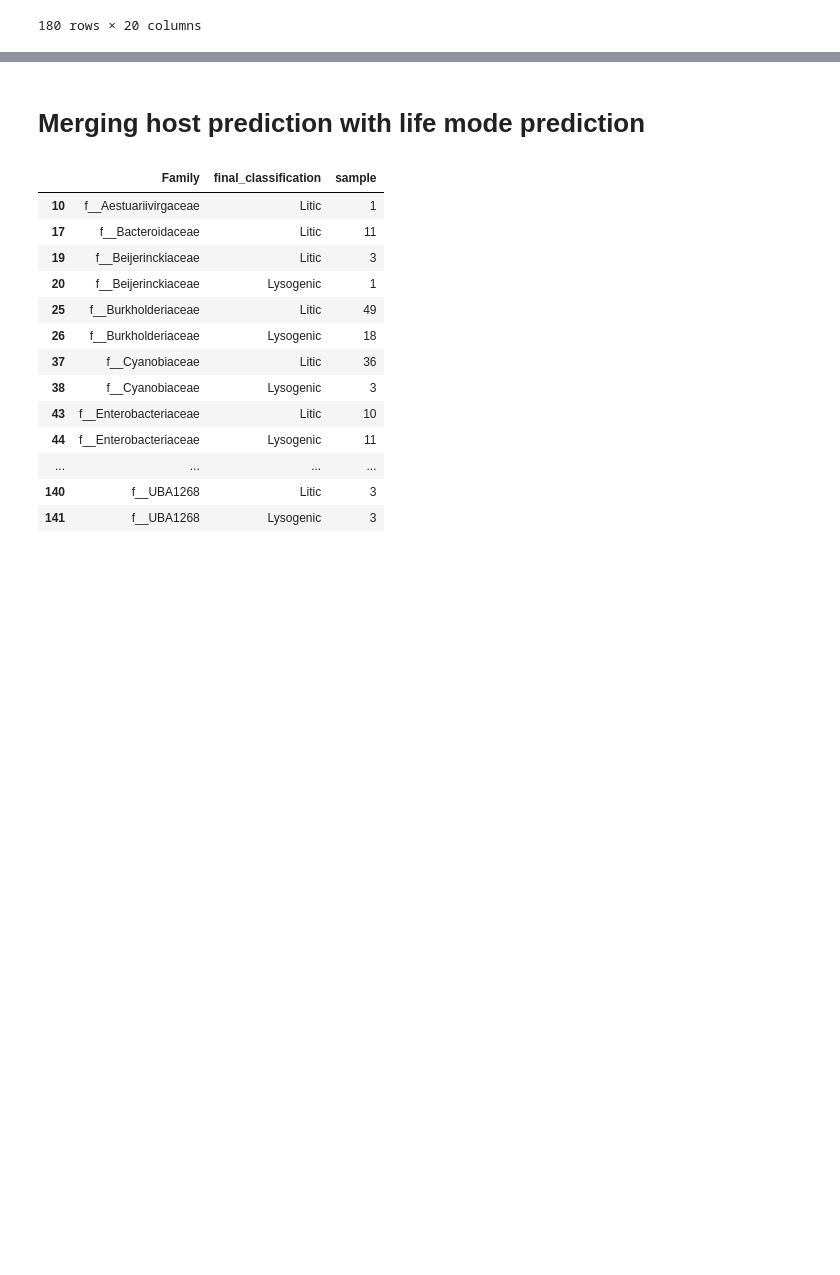
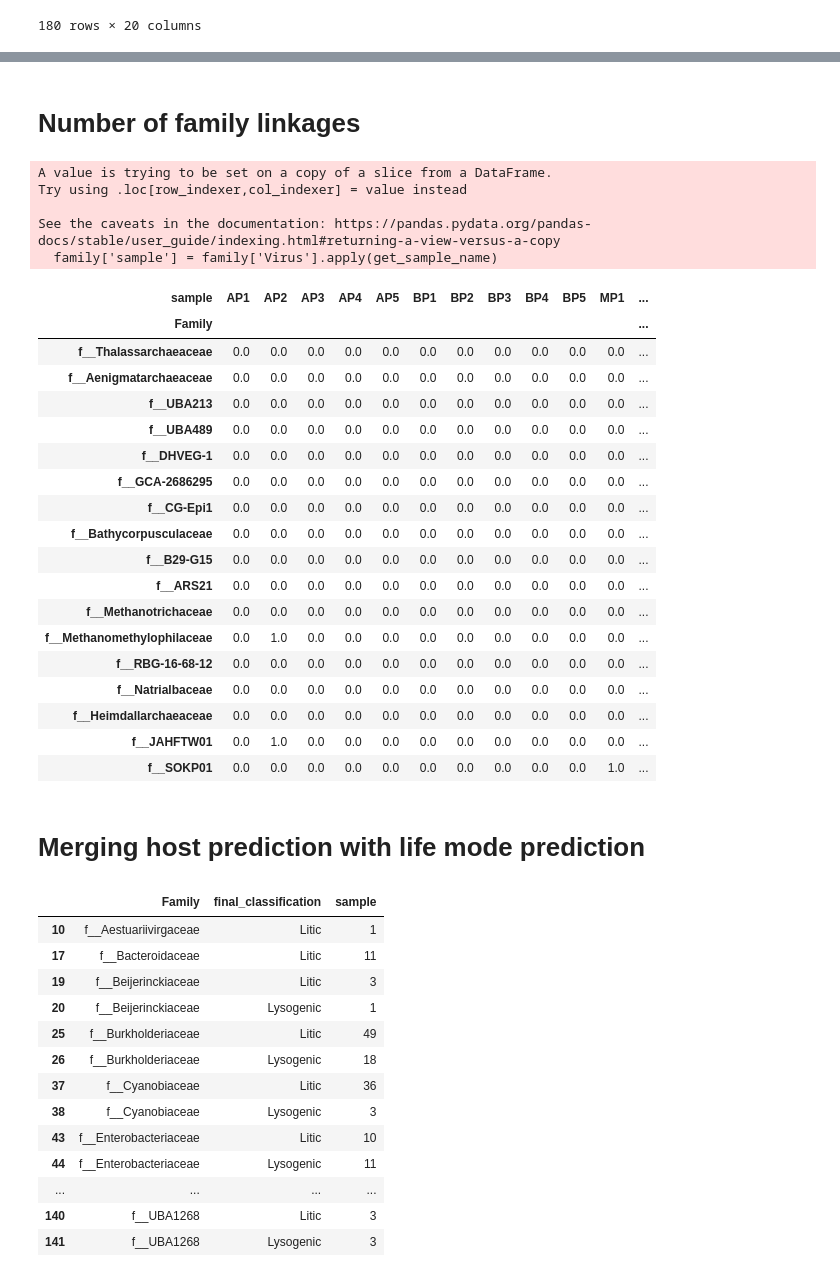
Before and after one commit to TMDavi/Amazon_virome, a Jupyter notebook: data_analysis/05_host_prediction/iphop_results_processing.ipynb, the cells around one changed output, grey strips where cells are left out. Cells and saved outputs as stored; diff of their text form; code cells hidden in the pictures; blank space fills up the shorter version.

Commit message:
Iphop analysis update

```diff
--- a/data_analysis/05_host_prediction/iphop_results_processing.ipynb
+++ b/data_analysis/05_host_prediction/iphop_results_processing.ipynb
@@ -262,0 +264,10 @@ dtype: float64
+# %%
+iphop_df_arch = iphop_df[iphop_df['Domain'] == 'd__Archaea']
+virus_arch_phylum = iphop_df_arch['Phylum'].unique().tolist()
+virus_arch_families = iphop_df_arch['Family'].unique().tolist()
+
+print(f'Phylumns: {iphop_df_arch['Phylum'].unique()}, {len(iphop_df_arch['Phylum'].unique())}')
+print(f'Classes: {iphop_df_arch['Class'].unique()}, {len(iphop_df_arch['Class'].unique())}')
+print(f'Orders: {iphop_df_arch['Order'].unique()}, {len(iphop_df_arch['Order'].unique())}')
+print(f'Families: {iphop_df_arch['Family'].unique()}, {len(iphop_df_arch['Family'].unique())}')
+print(f'Genus: {iphop_df_arch['Genus'].unique()}, {len(iphop_df_arch['Genus'].unique())}')
@@ -356,3 +416,44 @@ final_tax_by_sample_top15
+# %% [markdown]
+# Number of family linkages
+# %%
+family = iphop_df[['Virus', "Family"]]
+family['sample'] = family['Virus'].apply(get_sample_name)
+family = family.drop('Virus',axis=1)
+family = family.groupby('sample').value_counts()
+family = family.to_frame()
+family = family.reset_index()
+family = pd.pivot_table(family, index='Family', columns='sample', values='count').fillna(0)
+family['total'] = family.sum(axis=1)
+family = family.sort_values(by='total', ascending=False)
+family = family.drop('total', axis=1)
+
+viral_arch_family = family[family.index.isin(virus_arch_families)]
+viral_arch_family
+# %% [output]
+A value is trying to be set on a copy of a slice from a DataFrame.
+Try using .loc[row_indexer,col_indexer] = value instead
+
+See the caveats in the documentation: https://pandas.pydata.org/pandas-docs/stable/user_guide/indexing.html#returning-a-view-versus-a-copy
+  family['sample'] = family['Virus'].apply(get_sample_name)
+| sample | AP1 | AP2 | AP3 | AP4 | AP5 | BP1 | BP2 | BP3 | BP4 | BP5 | MP1 | ... |
+| Family |  |  |  |  |  |  |  |  |  |  |  | ... |
+| f__Thalassarchaeaceae | 0.0 | 0.0 | 0.0 | 0.0 | 0.0 | 0.0 | 0.0 | 0.0 | 0.0 | 0.0 | 0.0 | ... |
+| f__Aenigmatarchaeaceae | 0.0 | 0.0 | 0.0 | 0.0 | 0.0 | 0.0 | 0.0 | 0.0 | 0.0 | 0.0 | 0.0 | ... |
+| f__UBA213 | 0.0 | 0.0 | 0.0 | 0.0 | 0.0 | 0.0 | 0.0 | 0.0 | 0.0 | 0.0 | 0.0 | ... |
+| f__UBA489 | 0.0 | 0.0 | 0.0 | 0.0 | 0.0 | 0.0 | 0.0 | 0.0 | 0.0 | 0.0 | 0.0 | ... |
+| f__DHVEG-1 | 0.0 | 0.0 | 0.0 | 0.0 | 0.0 | 0.0 | 0.0 | 0.0 | 0.0 | 0.0 | 0.0 | ... |
+| f__GCA-2686295 | 0.0 | 0.0 | 0.0 | 0.0 | 0.0 | 0.0 | 0.0 | 0.0 | 0.0 | 0.0 | 0.0 | ... |
+| f__CG-Epi1 | 0.0 | 0.0 | 0.0 | 0.0 | 0.0 | 0.0 | 0.0 | 0.0 | 0.0 | 0.0 | 0.0 | ... |
+| f__Bathycorpusculaceae | 0.0 | 0.0 | 0.0 | 0.0 | 0.0 | 0.0 | 0.0 | 0.0 | 0.0 | 0.0 | 0.0 | ... |
+| f__B29-G15 | 0.0 | 0.0 | 0.0 | 0.0 | 0.0 | 0.0 | 0.0 | 0.0 | 0.0 | 0.0 | 0.0 | ... |
+| f__ARS21 | 0.0 | 0.0 | 0.0 | 0.0 | 0.0 | 0.0 | 0.0 | 0.0 | 0.0 | 0.0 | 0.0 | ... |
+| f__Methanotrichaceae | 0.0 | 0.0 | 0.0 | 0.0 | 0.0 | 0.0 | 0.0 | 0.0 | 0.0 | 0.0 | 0.0 | ... |
+| f__Methanomethylophilaceae | 0.0 | 1.0 | 0.0 | 0.0 | 0.0 | 0.0 | 0.0 | 0.0 | 0.0 | 0.0 | 0.0 | ... |
+| f__RBG-16-68-12 | 0.0 | 0.0 | 0.0 | 0.0 | 0.0 | 0.0 | 0.0 | 0.0 | 0.0 | 0.0 | 0.0 | ... |
+| f__Natrialbaceae | 0.0 | 0.0 | 0.0 | 0.0 | 0.0 | 0.0 | 0.0 | 0.0 | 0.0 | 0.0 | 0.0 | ... |
+| f__Heimdallarchaeaceae | 0.0 | 0.0 | 0.0 | 0.0 | 0.0 | 0.0 | 0.0 | 0.0 | 0.0 | 0.0 | 0.0 | ... |
+| f__JAHFTW01 | 0.0 | 1.0 | 0.0 | 0.0 | 0.0 | 0.0 | 0.0 | 0.0 | 0.0 | 0.0 | 0.0 | ... |
+| f__SOKP01 | 0.0 | 0.0 | 0.0 | 0.0 | 0.0 | 0.0 | 0.0 | 0.0 | 0.0 | 0.0 | 1.0 | ... |
 # %% [markdown]
 # Merging host prediction with life mode prediction
 # %%
```
Also changed, not shown: parts of 8 cells of this notebook, 2 other files.
